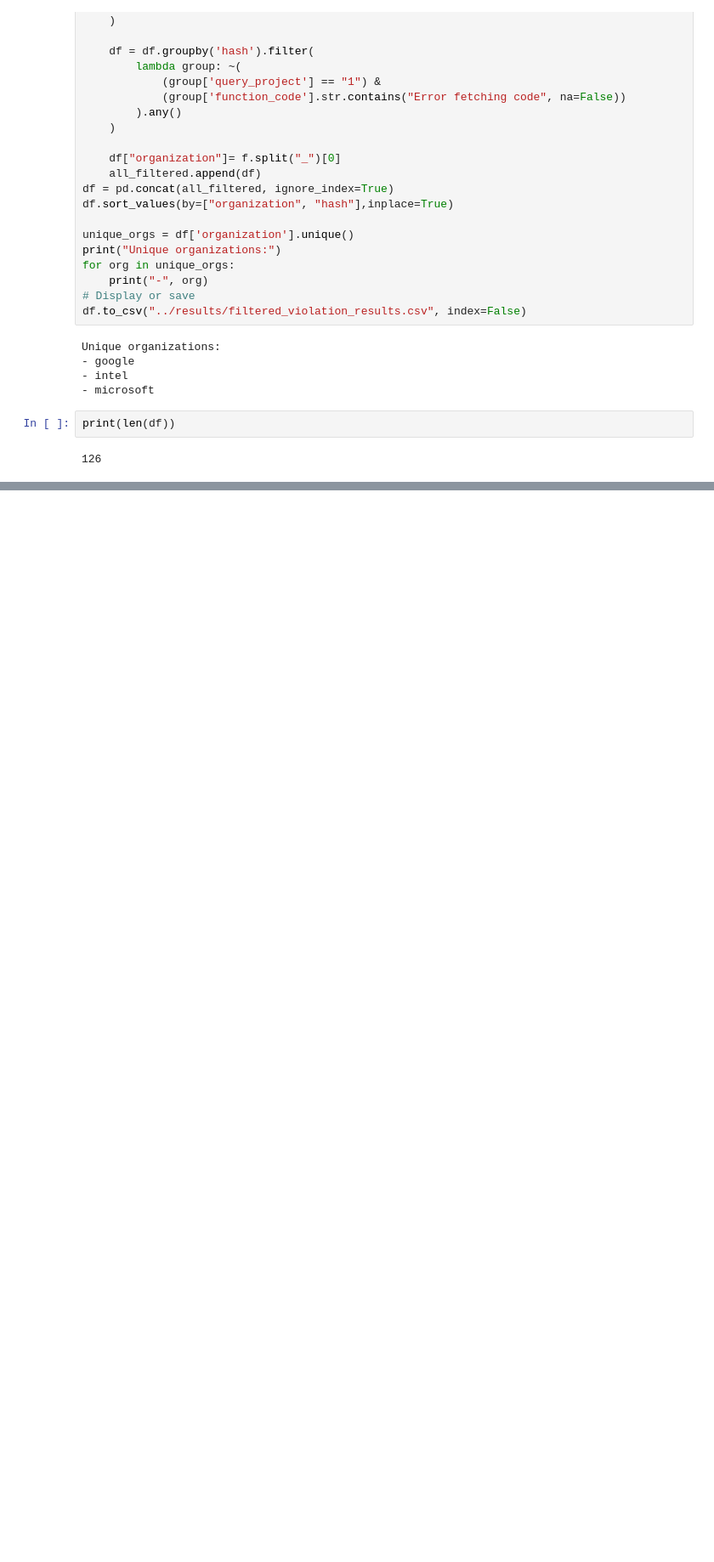
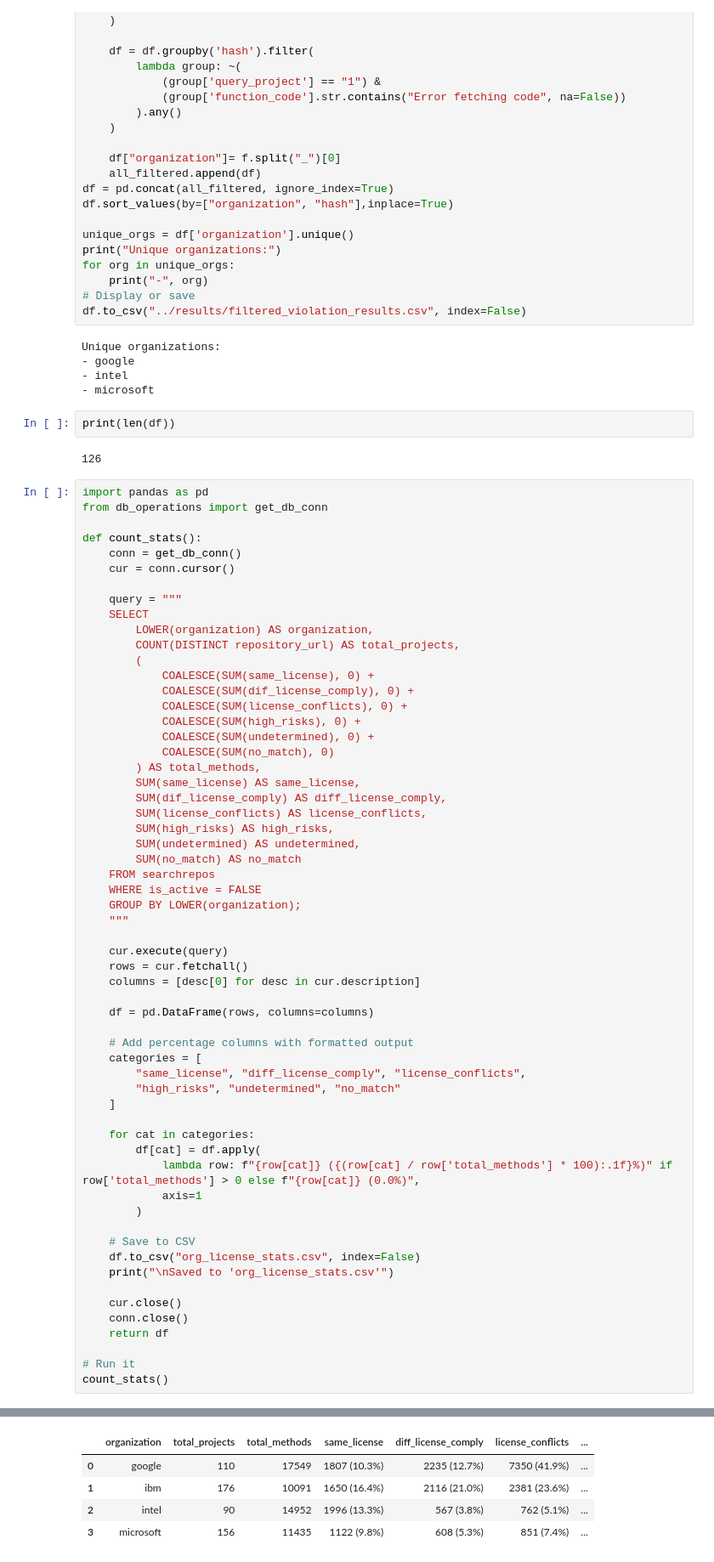
Before and after one commit to SecureSECO/searchSECO-miner, a Jupyter notebook: python_script/get_statistics_results.ipynb, the cells around one changed output, grey strips where cells are left out. Shown at 85% size. Drawn from its saved outputs; the diff is of its cells as text; blank space fills up the shorter version.

```diff
--- a/python_script/get_statistics_results.ipynb
+++ b/python_script/get_statistics_results.ipynb
@@ -205,3 +205,63 @@ Unique organizations:
 print(len(df))
 # %% [output]
 126
+# %%
+import pandas as pd
+from db_operations import get_db_conn
+
+def count_stats():
+    conn = get_db_conn()
+    cur = conn.cursor()
+
+    query = """
+    SELECT
+        LOWER(organization) AS organization,
+        COUNT(DISTINCT repository_url) AS total_projects,
+        (
+            COALESCE(SUM(same_license), 0) +
+            COALESCE(SUM(dif_license_comply), 0) +
+            COALESCE(SUM(license_conflicts), 0) +
+            COALESCE(SUM(high_risks), 0) +
+            COALESCE(SUM(undetermined), 0) +
+            COALESCE(SUM(no_match), 0)
+        ) AS total_methods,
+        SUM(same_license) AS same_license,
+        SUM(dif_license_comply) AS diff_license_comply,
+        SUM(license_conflicts) AS license_conflicts,
+        SUM(high_risks) AS high_risks,
+        SUM(undetermined) AS undetermined,
+        SUM(no_match) AS no_match
+    FROM searchrepos
+    WHERE is_active = FALSE
+    GROUP BY LOWER(organization);
+    """
+
+    cur.execute(query)
+    rows = cur.fetchall()
+    columns = [desc[0] for desc in cur.description]
+
+    df = pd.DataFrame(rows, columns=columns)
+
+    # Add percentage columns with formatted output
+    categories = [
+        "same_license", "diff_license_comply", "license_conflicts",
+        "high_risks", "undetermined", "no_match"
+    ]
+
+    for cat in categories:
+        df[cat] = df.apply(
+            lambda row: f"{row[cat]} ({(row[cat] / row['total_methods'] * 100):.1f}%)" if row['total_methods'] > 0 else f"{row[cat]} (0.0%)",
+            axis=1
+        )
+
+    # Save to CSV
+    df.to_csv("org_license_stats.csv", index=False)
+    print("\nSaved to 'org_license_stats.csv'")
+
+    cur.close()
+    conn.close()
+    return df
+
+# Run it
+count_stats()
+# %% [output]
@@ -207,0 +269,5 @@ print(len(df))
+|  | organization | total_projects | total_methods | same_license | diff_license_comply | license_conflicts | ... |
+| 0 | google | 110 | 17549 | 1807 (10.3%) | 2235 (12.7%) | 7350 (41.9%) | ... |
+| 1 | ibm | 176 | 10091 | 1650 (16.4%) | 2116 (21.0%) | 2381 (23.6%) | ... |
+| 2 | intel | 90 | 14952 | 1996 (13.3%) | 567 (3.8%) | 762 (5.1%) | ... |
+| 3 | microsoft | 156 | 11435 | 1122 (9.8%) | 608 (5.3%) | 851 (7.4%) | ... |
```
Also changed, not shown: parts of 5 cells of this notebook, 3 other files.
